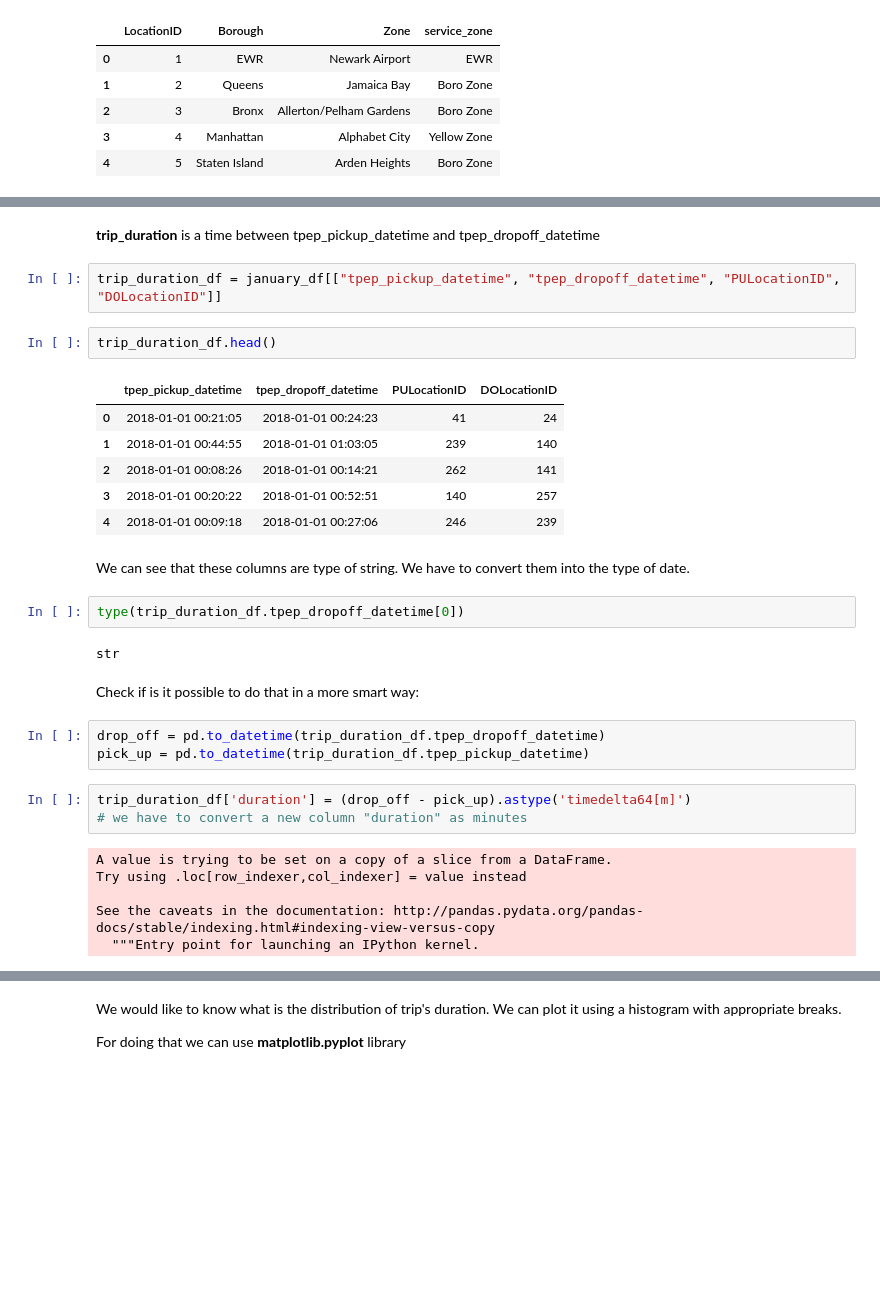
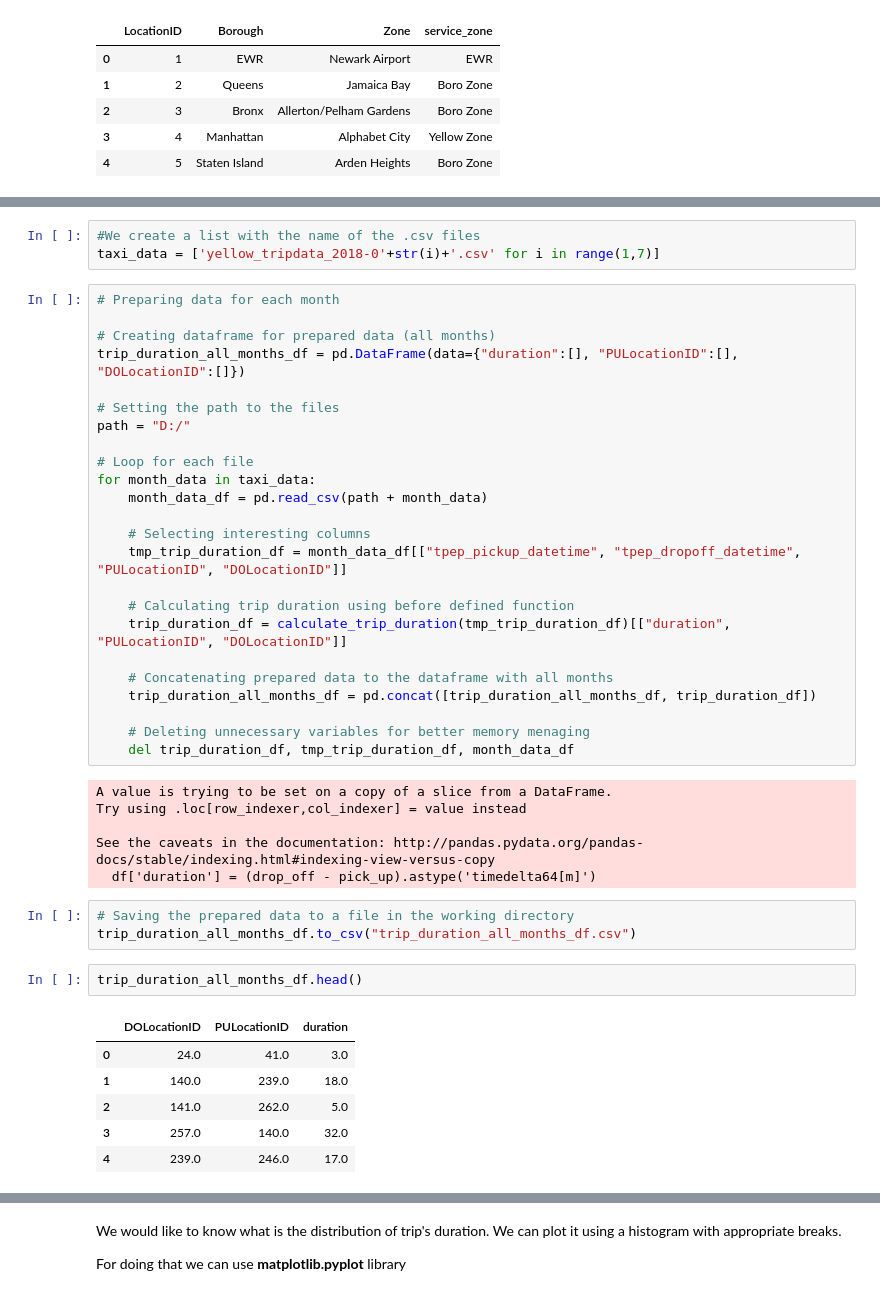
Before and after one commit to eltajbabanli/ADM-HW2, a Jupyter notebook: RQ3.ipynb, the cells around one changed output, grey strips where cells are left out. Saved outputs shown, nothing was run; the diff lists cells and outputs as text; blank space fills up the shorter version.

```diff
--- a/RQ3.ipynb
+++ b/RQ3.ipynb
@@ -135,33 +56,45 @@ january_df.head()
-# %% [markdown]
- **trip_duration** is a time between tpep_pickup_datetime and tpep_dropoff_datetime
-# %%
-trip_duration_df = january_df[["tpep_pickup_datetime", "tpep_dropoff_datetime", "PULocationID", "DOLocationID"]]
+# %%
+#We create a list with the name of the .csv files
+taxi_data = ['yellow_tripdata_2018-0'+str(i)+'.csv' for i in range(1,7)]
+# %%
+# Preparing data for each month
+
+# Creating dataframe for prepared data (all months)
+trip_duration_all_months_df = pd.DataFrame(data={"duration":[], "PULocationID":[], "DOLocationID":[]})
+
+# Setting the path to the files
+path = "D:/"
+
+# Loop for each file
+for month_data in taxi_data:
+    month_data_df = pd.read_csv(path + month_data)
+
+    # Selecting interesting columns
+    tmp_trip_duration_df = month_data_df[["tpep_pickup_datetime", "tpep_dropoff_datetime", "PULocationID", "DOLocationID"]]
+
+    # Calculating trip duration using before defined function
+    trip_duration_df = calculate_trip_duration(tmp_trip_duration_df)[["duration", "PULocationID", "DOLocationID"]]
+
+    # Concatenating prepared data to the dataframe with all months
+    trip_duration_all_months_df = pd.concat([trip_duration_all_months_df, trip_duration_df])
+
+    # Deleting unnecessary variables for better memory menaging
+    del trip_duration_df, tmp_trip_duration_df, month_data_df
+# %% [output]
+A value is trying to be set on a copy of a slice from a DataFrame.
+Try using .loc[row_indexer,col_indexer] = value instead
+
+See the caveats in the documentation: http://pandas.pydata.org/pandas-docs/stable/indexing.html#indexing-view-versus-copy
+  df['duration'] = (drop_off - pick_up).astype('timedelta64[m]')
+# %%
+# Saving the prepared data to a file in the working directory
+trip_duration_all_months_df.to_csv("trip_duration_all_months_df.csv")
 # %%
-trip_duration_df.head()
+trip_duration_all_months_df.head()
 # %% [output]
-|  | tpep_pickup_datetime | tpep_dropoff_datetime | PULocationID | DOLocationID |
-| 0 | 2018-01-01 00:21:05 | 2018-01-01 00:24:23 | 41 | 24 |
-| 1 | 2018-01-01 00:44:55 | 2018-01-01 01:03:05 | 239 | 140 |
-| 2 | 2018-01-01 00:08:26 | 2018-01-01 00:14:21 | 262 | 141 |
-| 3 | 2018-01-01 00:20:22 | 2018-01-01 00:52:51 | 140 | 257 |
-| 4 | 2018-01-01 00:09:18 | 2018-01-01 00:27:06 | 246 | 239 |
+|  | DOLocationID | PULocationID | duration |
+| 0 | 24.0 | 41.0 | 3.0 |
+| 1 | 140.0 | 239.0 | 18.0 |
+| 2 | 141.0 | 262.0 | 5.0 |
+| 3 | 257.0 | 140.0 | 32.0 |
+| 4 | 239.0 | 246.0 | 17.0 |
-# %% [markdown]
-We can see that these columns are type of string. We have to convert them into the type of date.
-# %%
-type(trip_duration_df.tpep_dropoff_datetime[0])
-# %% [output]
-str
-# %% [markdown]
-Check if is it possible to do that in a more smart way:
-# %%
-drop_off = pd.to_datetime(trip_duration_df.tpep_dropoff_datetime)
-pick_up = pd.to_datetime(trip_duration_df.tpep_pickup_datetime)
-# %%
-trip_duration_df['duration'] = (drop_off - pick_up).astype('timedelta64[m]')
-# we have to convert a new column "duration" as minutes
-# %% [output]
-A value is trying to be set on a copy of a slice from a DataFrame.
-Try using .loc[row_indexer,col_indexer] = value instead
-
-See the caveats in the documentation: http://pandas.pydata.org/pandas-docs/stable/indexing.html#indexing-view-versus-copy
-  """Entry point for launching an IPython kernel.
```
Also changed, not shown: parts of 75 cells of this notebook, 1 other file.
